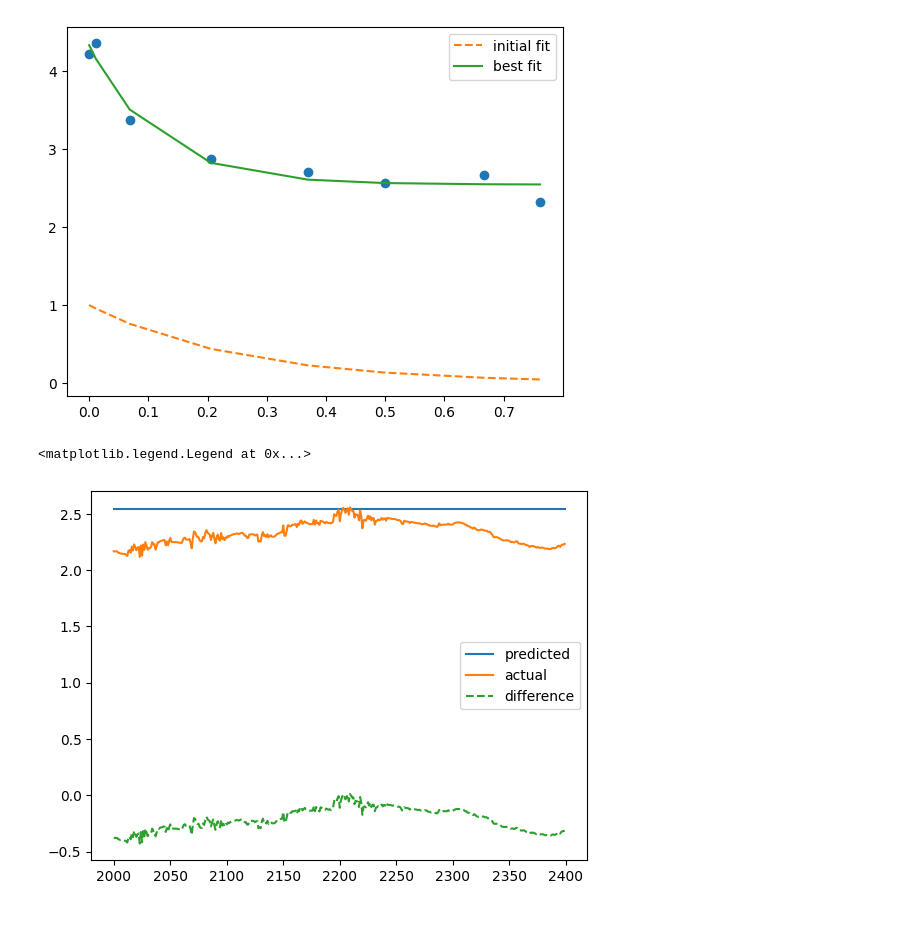
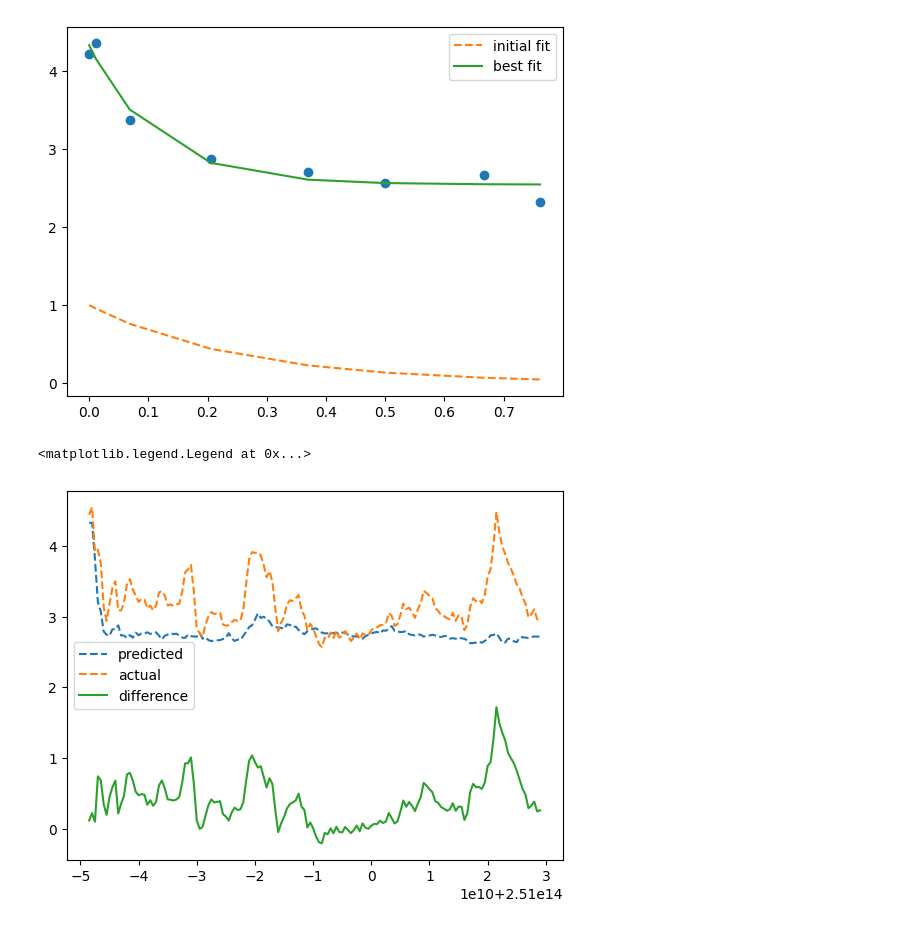
Before and after one commit to courtnicole/3d-path-cognition, a Jupyter notebook: demo.ipynb, the cells around one changed output. Cells and saved outputs as stored; diff of their text form; code cells hidden in the pictures.

Commit message:
reorg, data

```diff
--- a/demo.ipynb
+++ b/demo.ipynb
@@ -18,7 +18,11 @@ def pupil_func(x, a, b, c):
 
 Load the data from the xdf file for a single participant.
 # %%
-streams, header = pyxdf.load_xdf('./Path_Data/ID_109.xdf')
+streams, header = pyxdf.load_xdf('./Path_Data/ID_107.xdf')
+
+for stream in streams:
+    print(np.array(stream['time_series']).shape)
+    print(stream['info']['name'][0])
 
 dfs = {}
 for stream in streams:
@@ -68,9 +74,10 @@ lum_calib.reset_index(drop=True, inplace=True)
 
 pup_lum_df = pd.DataFrame()
 pup_lum_df['time'] = pd.to_timedelta(lum['time'], unit='s')
-pup_lum_df['delta_time'] = pd.to_timedelta(lum['time'] - dfs['ExperimentStream']['time'][0], unit='s')
 pup_lum_df['Luminance'] = lum['Luminance']
 pup_lum_df['pupilDiameter'] = 0.5 * (pupil['LeftPupilDiameter'] + pupil['RightPupilDiameter'])
+pup_lum_df['methodID'] = pupil['MethodID']
+pup_lum_df['modelID'] = pupil['ModelID']
 pup_lum_df.resample('0.1s', on='time', ).mean()
 
 accom_time = pd.to_timedelta(0.5, unit='s')
@@ -88,7 +95,7 @@ for i in range(8):
     calib_data[i]=calib_data[i].loc[(calib_data[i]['time']>=accom_time), ['time', 'Luminance', 'pupilDiameter']]
     calib_data[i].reset_index(drop=True, inplace=True)
 
-calibration_data = pd.concat(calib_data, keys=range(8))
+calibration_data = pd.concat(calib_data)
 calibration_data.drop(columns=['time'], inplace=True)
 calibration_data.reset_index(level=1, drop=True, inplace=True)
 calibration_data = calibration_data.groupby(level=0).mean()
@@ -125,18 +132,3 @@ plt.legend()
 plt.show()
 # %% [output]
 [figure]
-# %%
-start = 2000
-end = 2400
-plot_x = pup_lum_df[start:end]['Luminance']
-predicted_plr = pupil_func(plot_x, a, b, c)
-
-plot_dif = pup_lum_df[start:end]['pupilDiameter'] - predicted_plr
-
-plt.plot(pup_lum_df.index[start:end], predicted_plr, '-', label='predicted')
-plt.plot(pup_lum_df.index[start:end], pup_lum_df[start:end]['pupilDiameter'], '-', label='actual')
-plt.plot(pup_lum_df.index[start:end], plot_dif, '--', label='difference')
-plt.legend()
-# %% [output]
-<matplotlib.legend.Legend at 0x...>
-[figure, removed]
@@ -146,0 +166,34 @@ navigation_events['time'] = pd.to_timedelta(navigation_events['time'] - dfs['Exp
+# %%
+idx = 1
+
+for i in range(8):
+    nav_data[i] = nav_data[i].resample('0.5s', origin='start').mean()
+
+lum_nav = nav_data[idx]['Luminance']
+pupil_nav = nav_data[idx]['pupilDiameter']
+
+plr = pd.DataFrame(pupil_func(lum_nav, a, b, c))
+plr['time'] = plr.index
+plr.rename(columns={"Luminance": "pupilDiameter"}, inplace=True)
+plr.reset_index(drop=True, inplace=True)
+
+predicted_plr = pd.DataFrame(columns=['pupilDiameter'])
+for t in range(len(plr)):
+    if t==0:
+        predicted_plr.loc[t, "pupilDiameter"] = plr.loc[t,'pupilDiameter']
+    else:
+        predicted_plr.loc[t, "pupilDiameter"] = plr.loc[t-1,'pupilDiameter']
+predicted_plr['time'] = plr['time']
+predicted_plr.set_index('time', inplace=True)
+
+plot_dif = pupil_nav - predicted_plr['pupilDiameter']
+
+x_data = pupil_nav.index
+
+plt.plot(x_data, predicted_plr['pupilDiameter'], '--', label='predicted')
+plt.plot(x_data, pupil_nav, '--', label='actual')
+plt.plot(x_data, plot_dif, '-', label='difference')
+plt.legend()
+# %% [output]
+<matplotlib.legend.Legend at 0x...>
+[figure, added]
```
Also changed, not shown: parts of 3 cells of this notebook, 6 other files.
